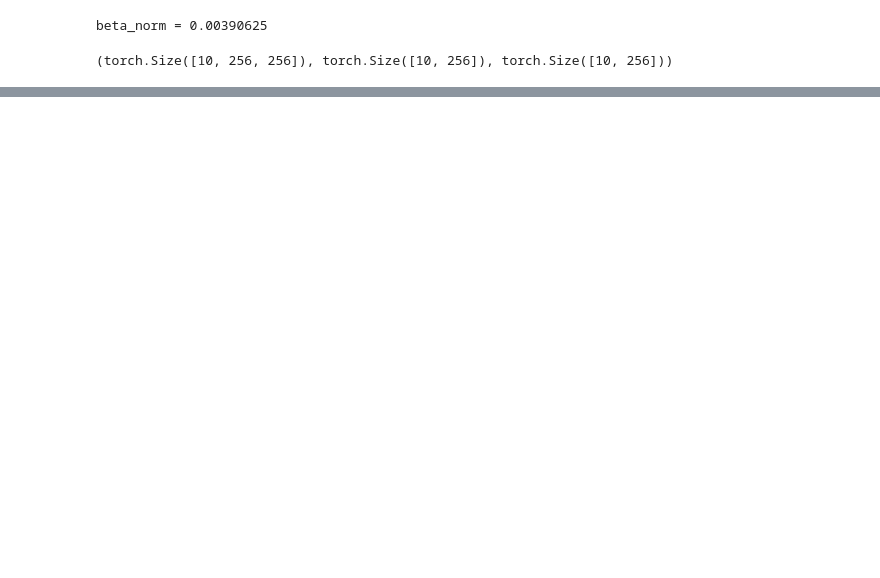
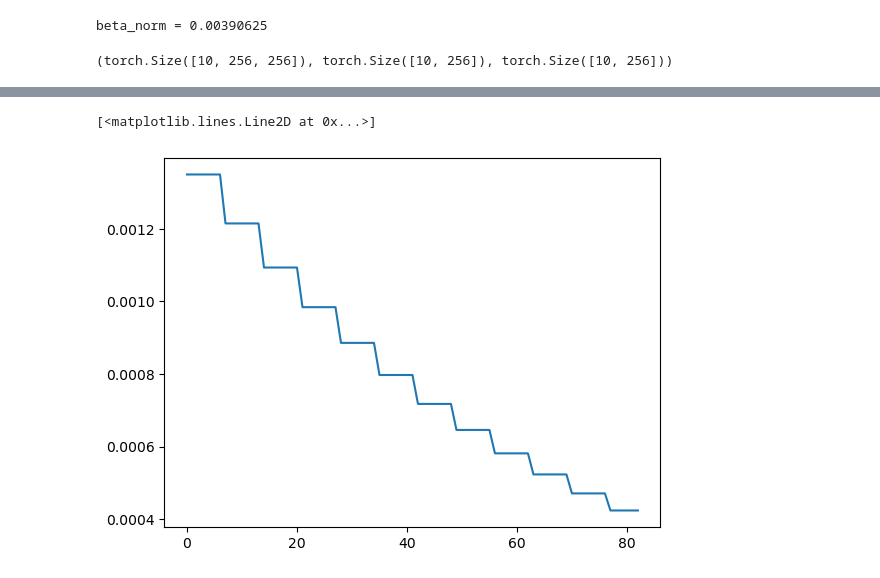
Before and after one commit to felsager/vae_lung_tumor_segmentation, a Jupyter notebook: notebooks/vae_model_2.ipynb, the cells around one changed output, grey strips where cells are left out. Cells and saved outputs as stored; diff of their text form; code cells hidden in the pictures; blank space fills up the shorter version.

```diff
--- a/notebooks/vae_model_2.ipynb
+++ b/notebooks/vae_model_2.ipynb
@@ -227 +239,9 @@ Epoch: 8, Train loss: 0.2775, Dev loss: 0.3082, Epoch time = 78.130s
+# %%
+lrs = np.ones(len(dev_losses))*lr
+for i in range(12):
+    lrs[i*7:] = lrs[i*7:]*0.9
+plt.plot(lrs)
+# %% [output]
+[<matplotlib.lines.Line2D at 0x...>]
+[figure, added]
 # %%
```
Also changed, not shown: parts of 6 cells of this notebook, 11 other files.
